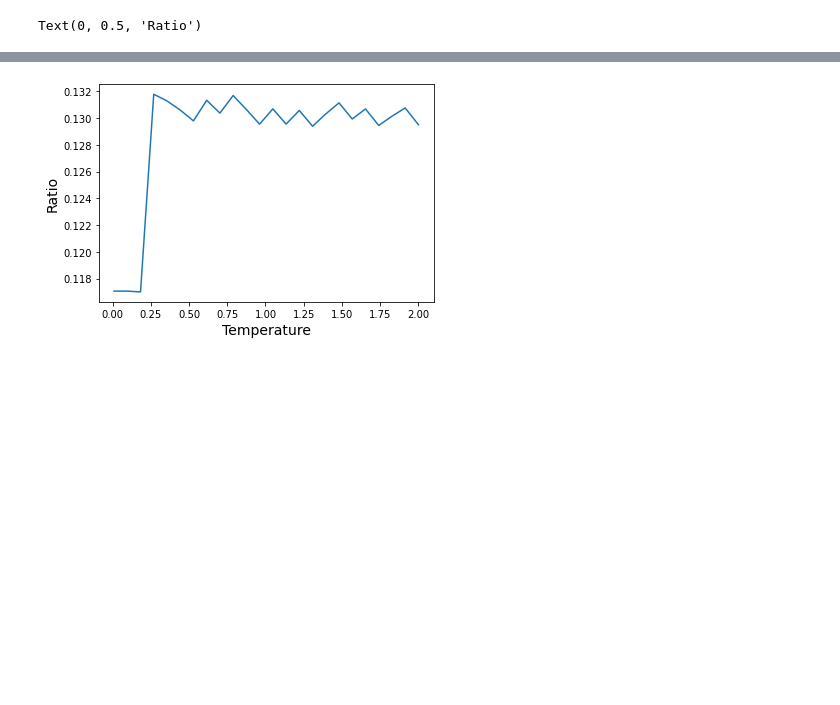
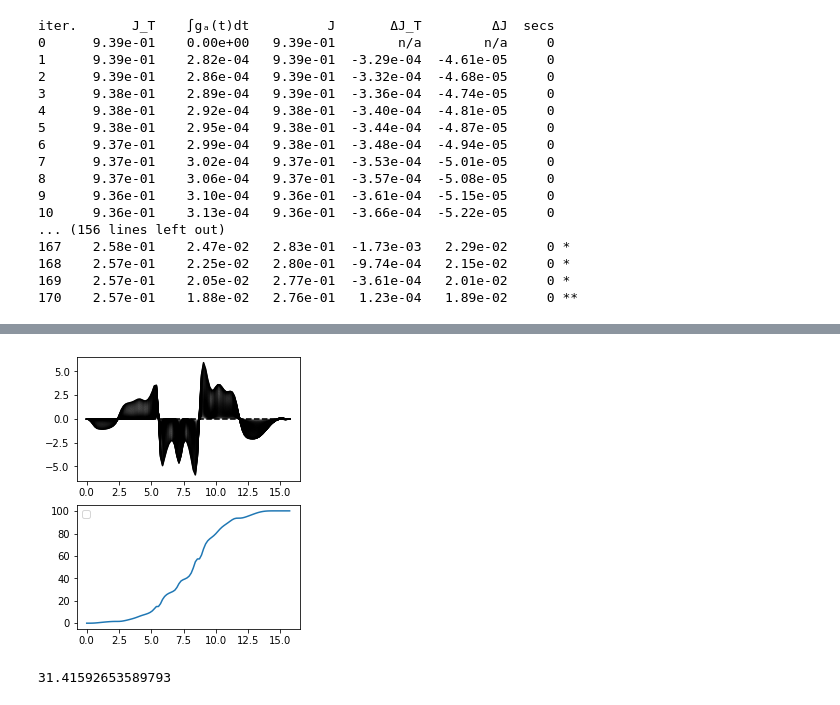
Before and after one commit to gsuarezr/krotov, a Jupyter notebook: Mixed/Linear/Untitled3.ipynb, the cells around one changed output, grey strips where cells are left out. Saved outputs shown, nothing was run; the diff lists cells and outputs as text; code cells hidden in the pictures; blank space fills up the shorter version.

Commit message:
script temp

```diff
--- a/Mixed/Linear/Untitled3.ipynb
+++ b/Mixed/Linear/Untitled3.ipynb
@@ -9,6 +5,29 @@ import matplotlib.pyplot as plt
 # %%
-plt.plot(temp,power)
-plt.xlabel('Temperature',fontsize=14)
-plt.ylabel('Ratio',fontsize=14)
+omega=1
+ampl0=0.000001
+mu=0.1*omega
+g=0.2*omega
+T=np.pi/g
+nt=100
+tlist = np.linspace(0,T, nt)
+gamma=0.01*omega
+Nb=np.linspace(0.01,2,12)
+ratio,power,opt_result,energy,ergotropy=pruebas.get_result(omega,ampl0,mu,g,gamma,1,tlist,100,rate=1,energy=2.7)
 # %% [output]
-Text(0, 0.5, 'Ratio')
+iter.       J_T    ∫gₐ(t)dt          J       ΔJ_T         ΔJ  secs
+0      9.39e-01    0.00e+00   9.39e-01        n/a        n/a     0
+1      9.39e-01    2.82e-04   9.39e-01  -3.29e-04  -4.61e-05     0
+2      9.39e-01    2.86e-04   9.39e-01  -3.32e-04  -4.68e-05     0
+3      9.38e-01    2.89e-04   9.39e-01  -3.36e-04  -4.74e-05     0
+4      9.38e-01    2.92e-04   9.38e-01  -3.40e-04  -4.81e-05     0
+5      9.38e-01    2.95e-04   9.38e-01  -3.44e-04  -4.87e-05     0
+6      9.37e-01    2.99e-04   9.38e-01  -3.48e-04  -4.94e-05     0
+7      9.37e-01    3.02e-04   9.37e-01  -3.53e-04  -5.01e-05     0
+8      9.37e-01    3.06e-04   9.37e-01  -3.57e-04  -5.08e-05     0
+9      9.36e-01    3.10e-04   9.36e-01  -3.61e-04  -5.15e-05     0
+10     9.36e-01    3.13e-04   9.36e-01  -3.66e-04  -5.22e-05     0
+... (156 lines left out)
+167    2.58e-01    2.47e-02   2.83e-01  -1.73e-03   2.29e-02     0 *
+168    2.57e-01    2.25e-02   2.80e-01  -9.74e-04   2.15e-02     0 *
+169    2.57e-01    2.05e-02   2.77e-01  -3.61e-04   2.01e-02     0 *
+170    2.57e-01    1.88e-02   2.76e-01   1.23e-04   1.89e-02     0 **
@@ -15 +35,5 @@ Text(0, 0.5, 'Ratio')
-[figure, old version]
+[figure, new version]
+# %%
+2*np.pi/g
+# %% [output]
+31.41592653589793
```
Also changed, not shown: parts of 8 cells of this notebook, 35 other files.
